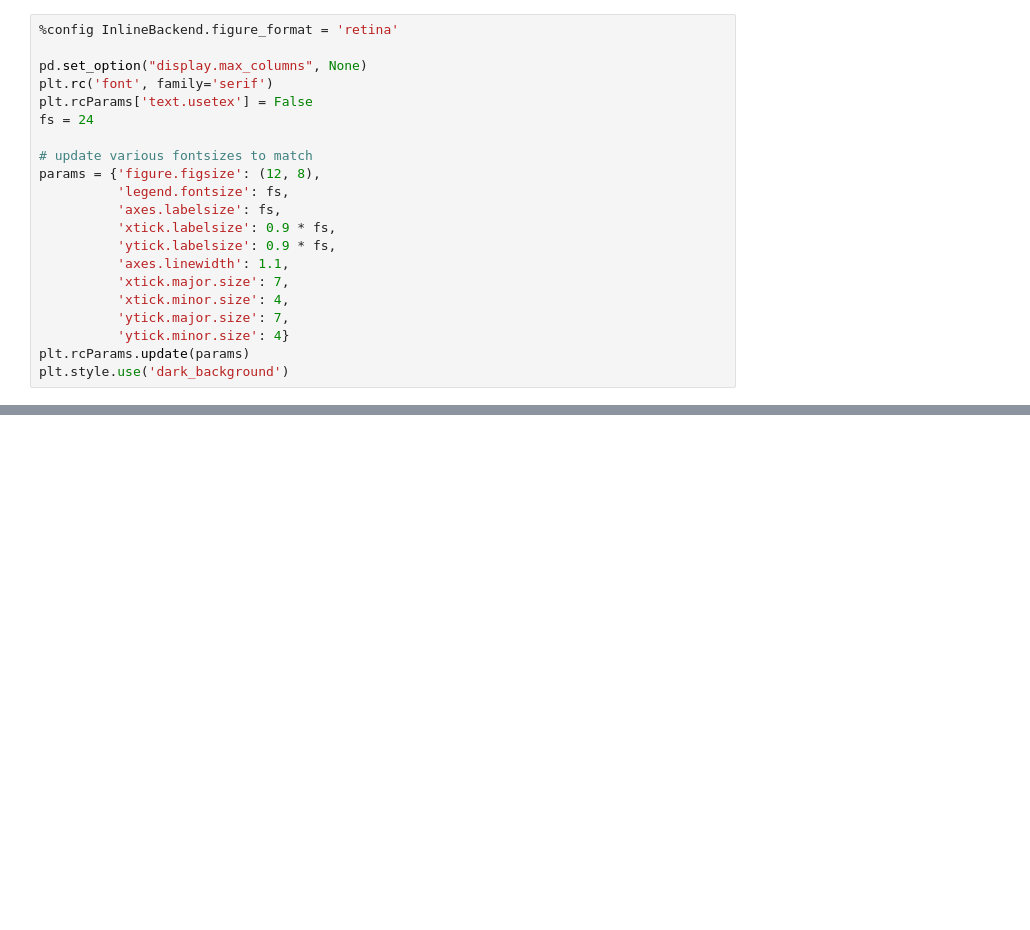
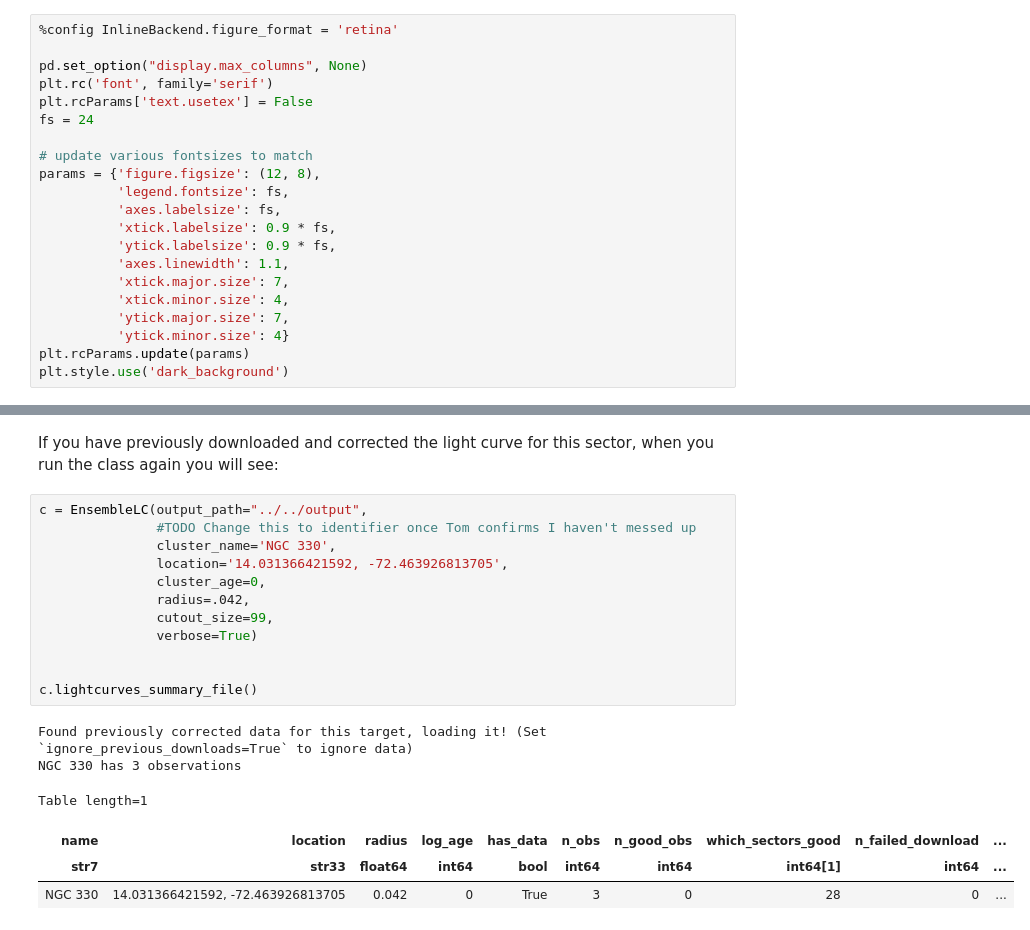
Before and after one commit to tobin-wainer/elk, a Jupyter notebook: docs/pages/getting_started.ipynb, the cells around one changed output, grey strips where cells are left out. Cells and saved outputs as stored; diff of their text form; blank space fills up the shorter version.

```diff
--- a/docs/pages/getting_started.ipynb
+++ b/docs/pages/getting_started.ipynb
@@ -281,0 +109,21 @@ plt.show()
+# %% [markdown]
+If you have previously downloaded and corrected the light curve for this sector, when you run the class again you will see:
+# %%
+c = EnsembleLC(output_path="../../output",
+               #TODO Change this to identifier once Tom confirms I haven't messed up
+               cluster_name='NGC 330',
+               location='14.031366421592, -72.463926813705',
+               cluster_age=0,
+               radius=.042,
+               cutout_size=99,
+               verbose=True)
+
+
+c.lightcurves_summary_file()
+# %% [output]
+Found previously corrected data for this target, loading it! (Set `ignore_previous_downloads=True` to ignore data)
+NGC 330 has 3 observations
+Table length=1
+| name | location | radius | log_age | has_data | n_obs | n_good_obs | which_sectors_good | n_failed_download | ... |
+| str7 | str33 | float64 | int64 | bool | int64 | int64 | int64[1] | int64 | ... |
+| NGC 330 | 14.031366421592, -72.463926813705 | 0.042 | 0 | True | 3 | 0 | 28 | 0 | ... |
```
Also changed, not shown: parts of 42 cells of this notebook.
